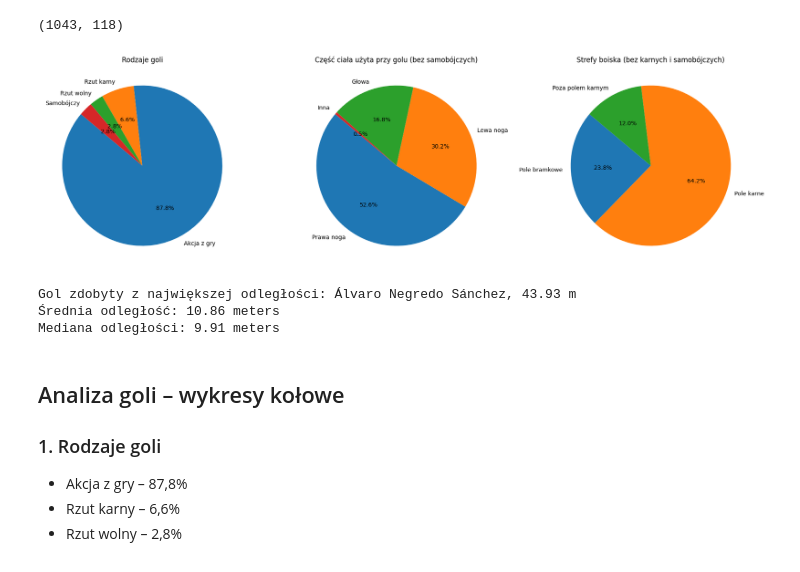
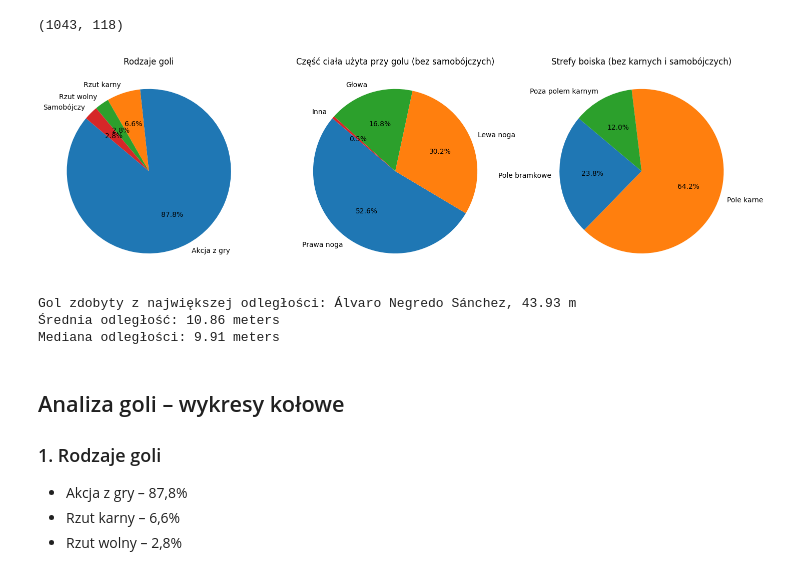
Before and after one commit to lodusm/Projekt_2025_pilka_nozna, a Jupyter notebook: 01_analiza_sezonu.ipynb, the cells around one changed output. Cells and saved outputs as stored; diff of their text form; code cells hidden in the pictures.

```diff
--- a/01_analiza_sezonu.ipynb
+++ b/01_analiza_sezonu.ipynb
@@ -318,35 +409,34 @@ def classify_zone(x, y):
     elif x >= 102 and 18 <= y <= 62:
         return 'Pole karne'
     return 'Poza polem karnym'
 
 goals_loc['zone'] = goals_loc.apply(lambda row: classify_zone(row['x'], row['y']), axis=1)
 zone_counts = goals_loc['zone'].value_counts().reindex(['Pole bramkowe', 'Pole karne', 'Poza polem karnym'], fill_value=0)
 
 # Wykresy
 fig, axes = plt.subplots(1, 3, figsize=(18, 6))
 
 # Rodzaje
 axes[0].pie(goal_counts, labels=goal_counts.index, autopct='%1.1f%%', startangle=140)
 axes[0].set_title('Rodzaje goli')
 
 # Części ciała
 axes[1].pie(body_counts, labels=body_counts.index, autopct='%1.1f%%', startangle=140)
 axes[1].set_title('Część ciała użyta przy golu (bez samobójczych)')
 
 # Strefy
 axes[2].pie(zone_counts, labels=zone_counts.index, autopct='%1.1f%%', startangle=140)
 axes[2].set_title('Strefy boiska (bez karnych i samobójczych)')
 
-plt.tight_layout()
 plt.show()
 
 # Statystyki odległości
 furthest = goals_loc.loc[goals_loc['distance'].idxmax()]
 print(f"Gol zdobyty z największej odległości: {furthest['player']}, {furthest['distance']:.2f} m")
 print(f"Średnia odległość: {goals_loc['distance'].mean():.2f} meters")
 print(f"Mediana odległości: {goals_loc['distance'].median():.2f} meters")
 # %% [output]
-[figure, old version]
+[figure, new version]
 Gol zdobyty z największej odległości: Álvaro Negredo Sánchez, 43.93 m
 Średnia odległość: 10.86 meters
 Mediana odległości: 9.91 meters
```
Also changed, not shown: parts of 13 cells of this notebook, 2 other files.
